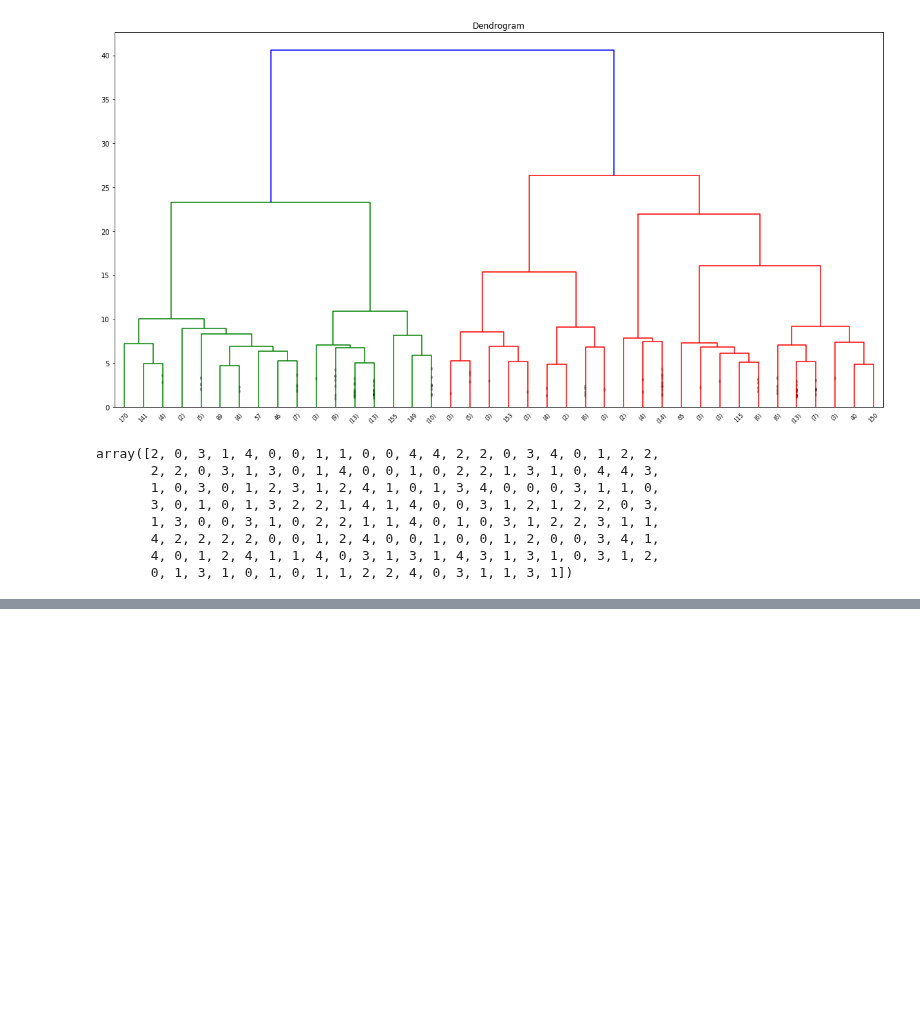
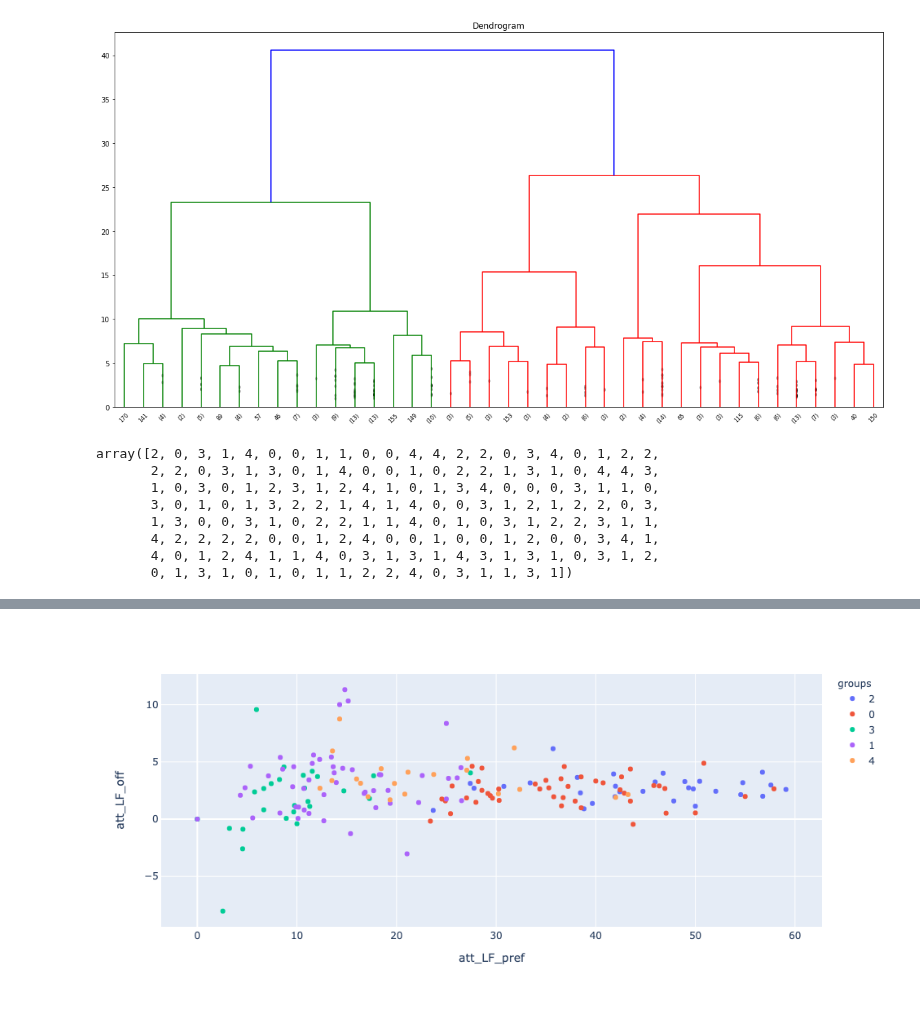
Before and after one commit to grovershreyf9t/FootballPlayerFootedness, a Jupyter notebook: code/10_hierarical_clustering.ipynb, the cells around one changed output, grey strips where cells are left out. Drawn from its saved outputs; the diff is of its cells as text; code cells hidden in the pictures; blank space fills up the shorter version.

```diff
--- a/code/10_hierarical_clustering.ipynb
+++ b/code/10_hierarical_clustering.ipynb
@@ -197,0 +202,12 @@ cb_data_grp_copy.loc[cb_data_grp_copy['groups']==4]
+# %%
+def plot_groups(df,region):
+    regions = [
+        'leftflank_attack', 'leftcentral_attack',
+        'rightcentral_attack', 'rightflank_attack'
+    ]
+    fig = px.scatter(df,x='att_'+region+'_pref',y='att_'+region+'_off',color='groups', hover_data=['player_name','team','position','footedness'])
+    fig.show()
+# %%
+plot_groups(cb_data_grp_copy,'LF')
+# %% [output]
+[figure, added]
```
Also changed, not shown: parts of 9 cells of this notebook.
